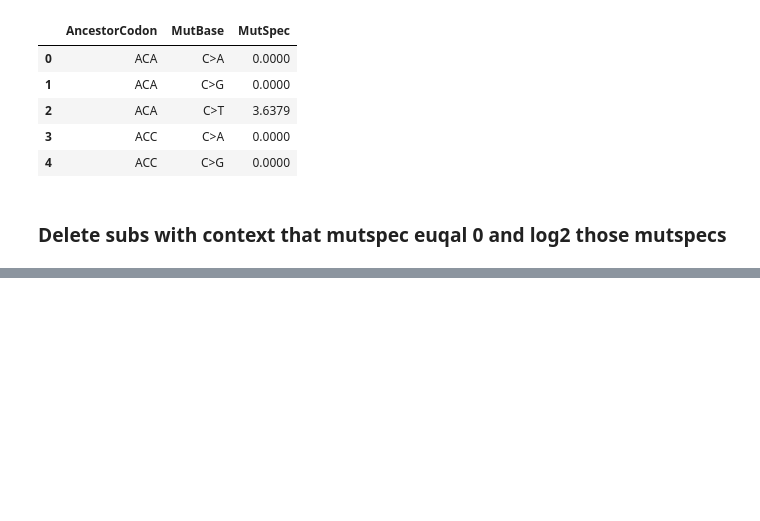
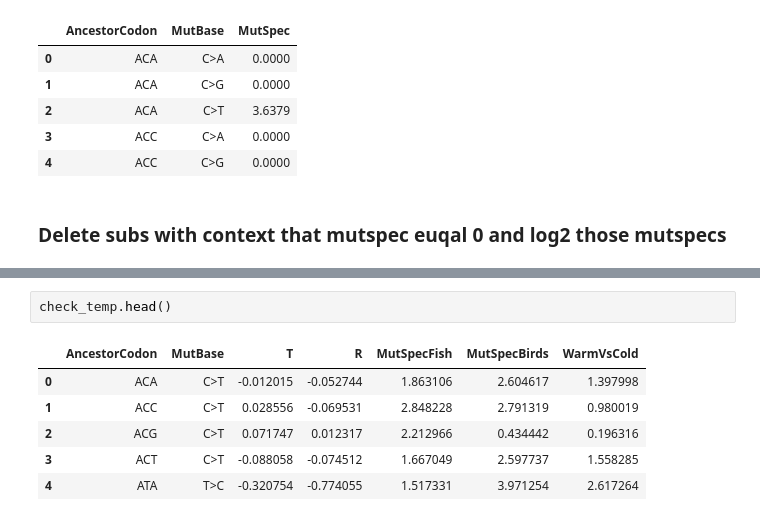
Before and after one commit to mitoclub/mtdna-192component-mutspec-chordata, a Jupyter notebook: scripts/asymmetry_TR.ipynb, the cells around one changed output, grey strips where cells are left out. Cells and saved outputs as stored; diff of their text form; blank space fills up the shorter version.

```diff
--- a/scripts/asymmetry_TR.ipynb
+++ b/scripts/asymmetry_TR.ipynb
@@ -418,0 +450,9 @@ aves_final.MutSpec = np.log2(aves_final.MutSpec)
+# %%
+check_temp.head()
+# %% [output]
+|  | AncestorCodon | MutBase | T | R | MutSpecFish | MutSpecBirds | WarmVsCold |
+| 0 | ACA | C>T | -0.012015 | -0.052744 | 1.863106 | 2.604617 | 1.397998 |
+| 1 | ACC | C>T | 0.028556 | -0.069531 | 2.848228 | 2.791319 | 0.980019 |
+| 2 | ACG | C>T | 0.071747 | 0.012317 | 2.212966 | 0.434442 | 0.196316 |
+| 3 | ACT | C>T | -0.088058 | -0.074512 | 1.667049 | 2.597737 | 1.558285 |
+| 4 | ATA | T>C | -0.320754 | -0.774055 | 1.517331 | 3.971254 | 2.617264 |
```
Also changed, not shown: parts of 9 cells of this notebook.
